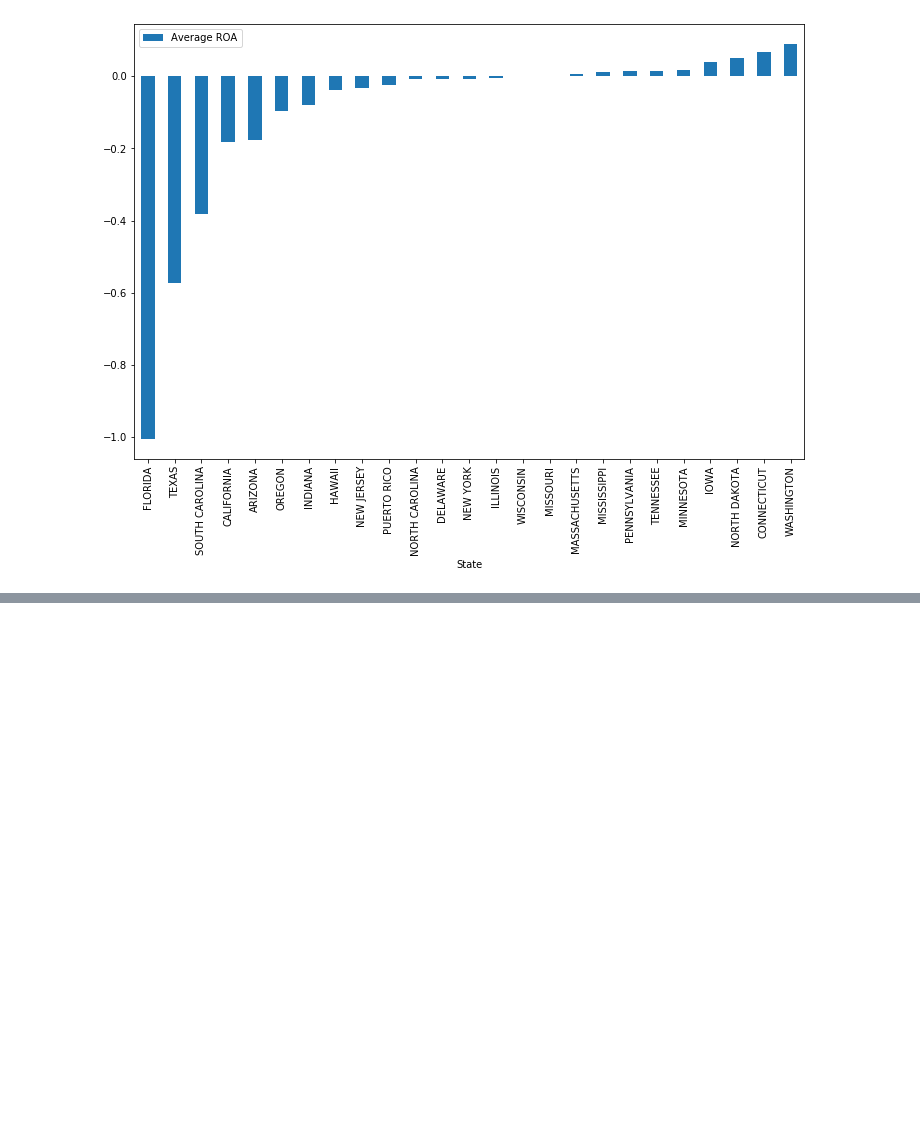
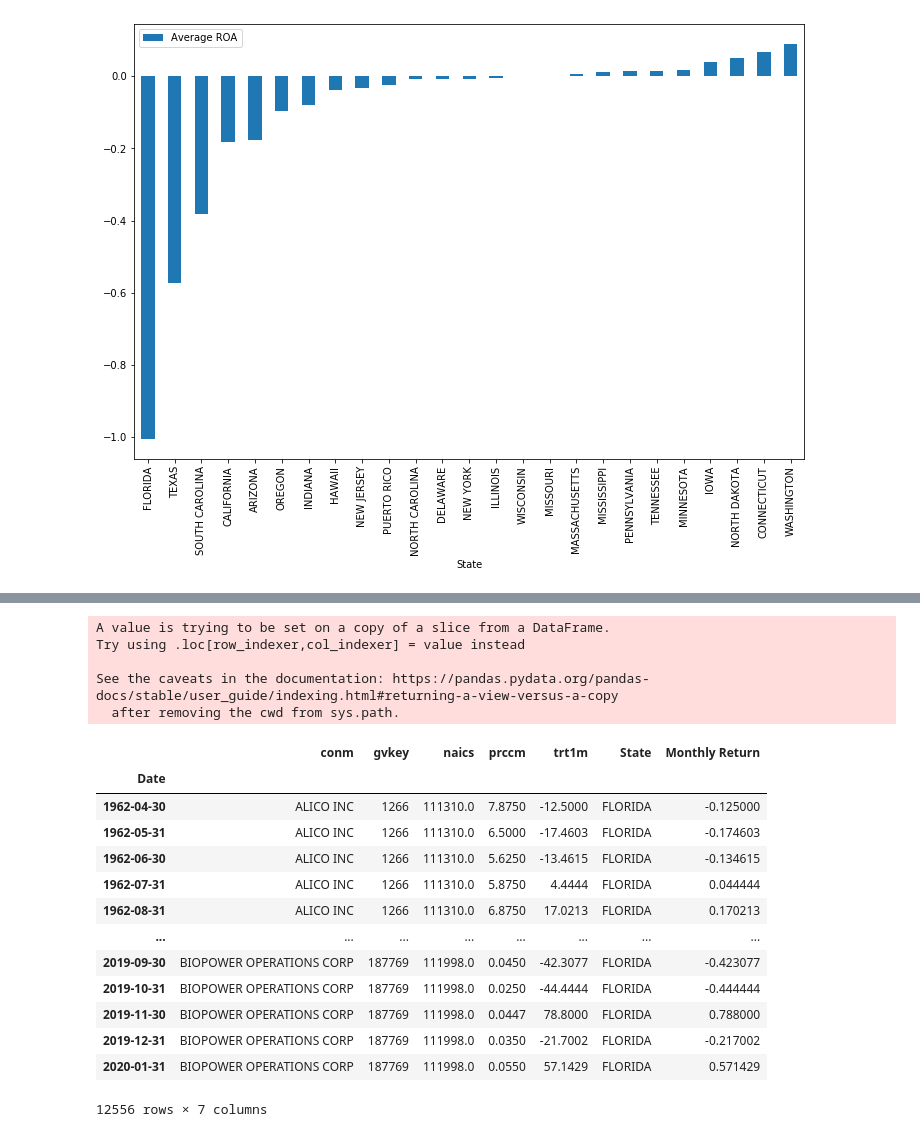
Before and after one commit to allanbellahsene/THESIS, a Jupyter notebook: CODE/Performance&ClimateRisks.ipynb, the cells around one changed output, grey strips where cells are left out. Saved outputs shown, nothing was run; the diff lists cells and outputs as text; code cells hidden in the pictures; blank space fills up the shorter version.

```diff
--- a/CODE/Performance&ClimateRisks.ipynb
+++ b/CODE/Performance&ClimateRisks.ipynb
@@ -661,0 +568,4 @@ Kendall Correlation              0.226667
+# %%
+def choose_sector(fin_data, sector):
+    df = fin_data.loc[(fin_data.naics.astype('str').str.startswith(sector))]
+    return df
@@ -713,0 +933,31 @@ mask1 =
+# %%
+stocks = []
+for comp in list(stocks_data.conm.unique()):
+    subdf = stocks_data.loc[stocks_data.conm==comp]
+    subdf['Monthly Return'] = subdf.prccm.pct_change()
+    subdf = subdf.loc[abs(subdf['Monthly Return']) < 10]
+    stocks.append(subdf)
+df = pd.concat([stocks[0], stocks[1]], axis=0)
+for i in range(2, len(stocks)):
+    df = pd.concat([df, stocks[i]], axis=0)
+df
+# %% [output]
+A value is trying to be set on a copy of a slice from a DataFrame.
+Try using .loc[row_indexer,col_indexer] = value instead
+
+See the caveats in the documentation: https://pandas.pydata.org/pandas-docs/stable/user_guide/indexing.html#returning-a-view-versus-a-copy
+  after removing the cwd from sys.path.
+|  | conm | gvkey | naics | prccm | trt1m | State | Monthly Return |
+| Date |  |  |  |  |  |  |  |
+| 1962-04-30 | ALICO INC | 1266 | 111310.0 | 7.8750 | -12.5000 | FLORIDA | -0.125000 |
+| 1962-05-31 | ALICO INC | 1266 | 111310.0 | 6.5000 | -17.4603 | FLORIDA | -0.174603 |
+| 1962-06-30 | ALICO INC | 1266 | 111310.0 | 5.6250 | -13.4615 | FLORIDA | -0.134615 |
+| 1962-07-31 | ALICO INC | 1266 | 111310.0 | 5.8750 | 4.4444 | FLORIDA | 0.044444 |
+| 1962-08-31 | ALICO INC | 1266 | 111310.0 | 6.8750 | 17.0213 | FLORIDA | 0.170213 |
+| ... | ... | ... | ... | ... | ... | ... | ... |
+| 2019-09-30 | BIOPOWER OPERATIONS CORP | 187769 | 111998.0 | 0.0450 | -42.3077 | FLORIDA | -0.423077 |
+| 2019-10-31 | BIOPOWER OPERATIONS CORP | 187769 | 111998.0 | 0.0250 | -44.4444 | FLORIDA | -0.444444 |
+| 2019-11-30 | BIOPOWER OPERATIONS CORP | 187769 | 111998.0 | 0.0447 | 78.8000 | FLORIDA | 0.788000 |
+| 2019-12-31 | BIOPOWER OPERATIONS CORP | 187769 | 111998.0 | 0.0350 | -21.7002 | FLORIDA | -0.217002 |
+| 2020-01-31 | BIOPOWER OPERATIONS CORP | 187769 | 111998.0 | 0.0550 | 57.1429 | FLORIDA | 0.571429 |
+12556 rows × 7 columns
```
Also changed, not shown: parts of 44 cells of this notebook.
